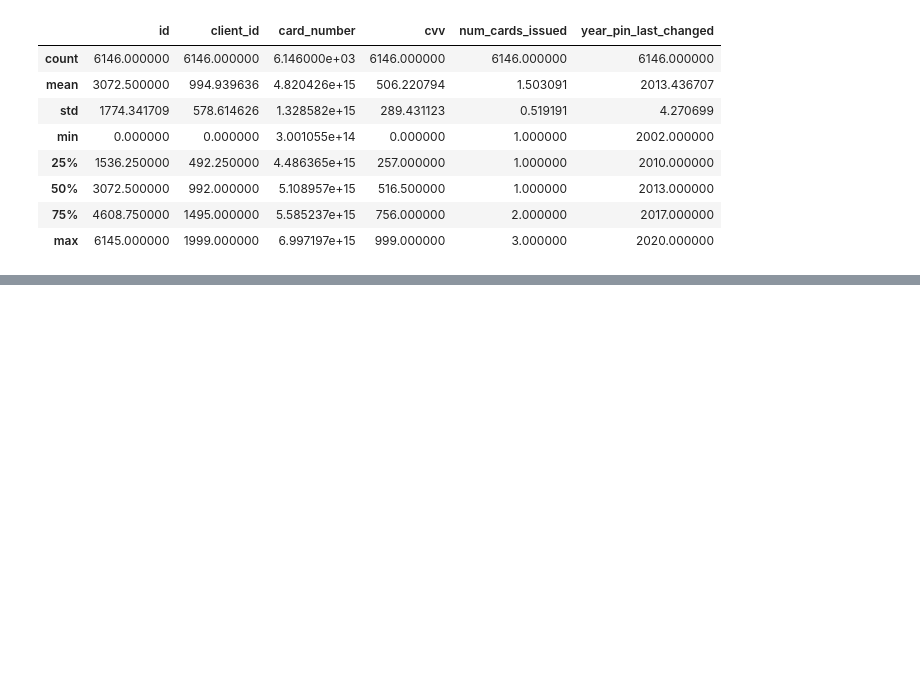
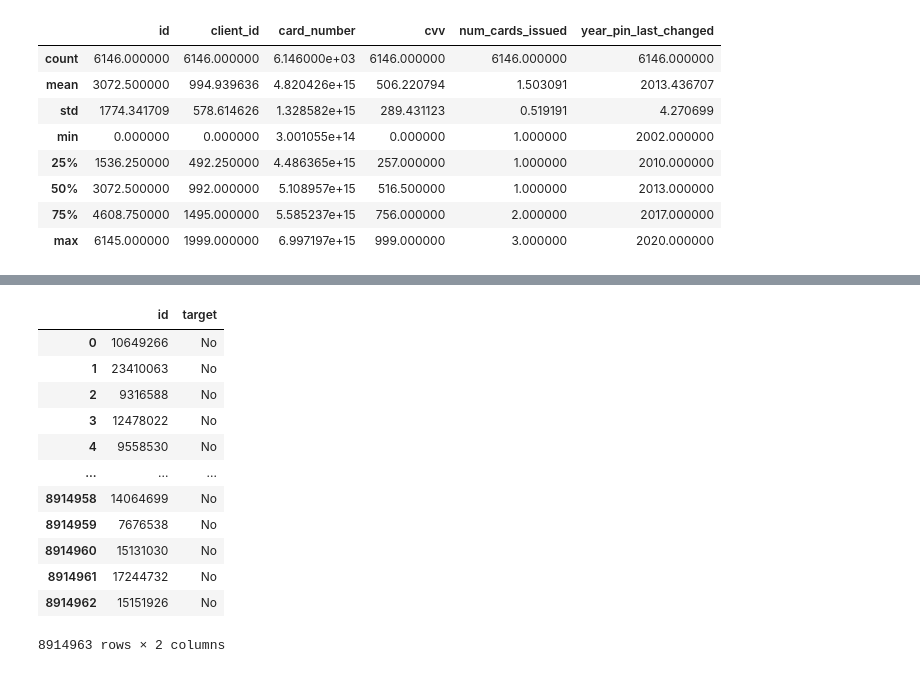
Before and after one commit to andriysinclair/FraudDetection, a Jupyter notebook: eda_cleaning.ipynb, the cells around one changed output, grey strips where cells are left out. Cells and saved outputs as stored; diff of their text form; code cells hidden in the pictures; blank space fills up the shorter version.

```diff
--- a/eda_cleaning.ipynb
+++ b/eda_cleaning.ipynb
@@ -183,0 +289,32 @@ cards_data_df.describe()
+# %%
+# Fraudulent transaction binary is stored in "train_fraud_labels.json", appending as target variable
+
+with open(data_folder / "train_fraud_labels.json", "r") as file:
+    fraud_data = json.load(file)
+# %%
+# Function to add a new column to the data set using the JSON
+
+# Making into a pandas series
+fraud_data = pd.DataFrame(fraud_data)
+
+#resetting index
+fraud_data.reset_index(inplace=True)
+
+# Renaming index to id for later merge
+fraud_data.rename(columns={"index":"id"}, inplace=True)
+# %%
+fraud_data
+# %% [output]
+|  | id | target |
+| 0 | 10649266 | No |
+| 1 | 23410063 | No |
+| 2 | 9316588 | No |
+| 3 | 12478022 | No |
+| 4 | 9558530 | No |
+| ... | ... | ... |
+| 8914958 | 14064699 | No |
+| 8914959 | 7676538 | No |
+| 8914960 | 15131030 | No |
+| 8914961 | 17244732 | No |
+| 8914962 | 15151926 | No |
+8914963 rows × 2 columns
```
Also changed, not shown: parts of 11 cells of this notebook, 1 other file.
